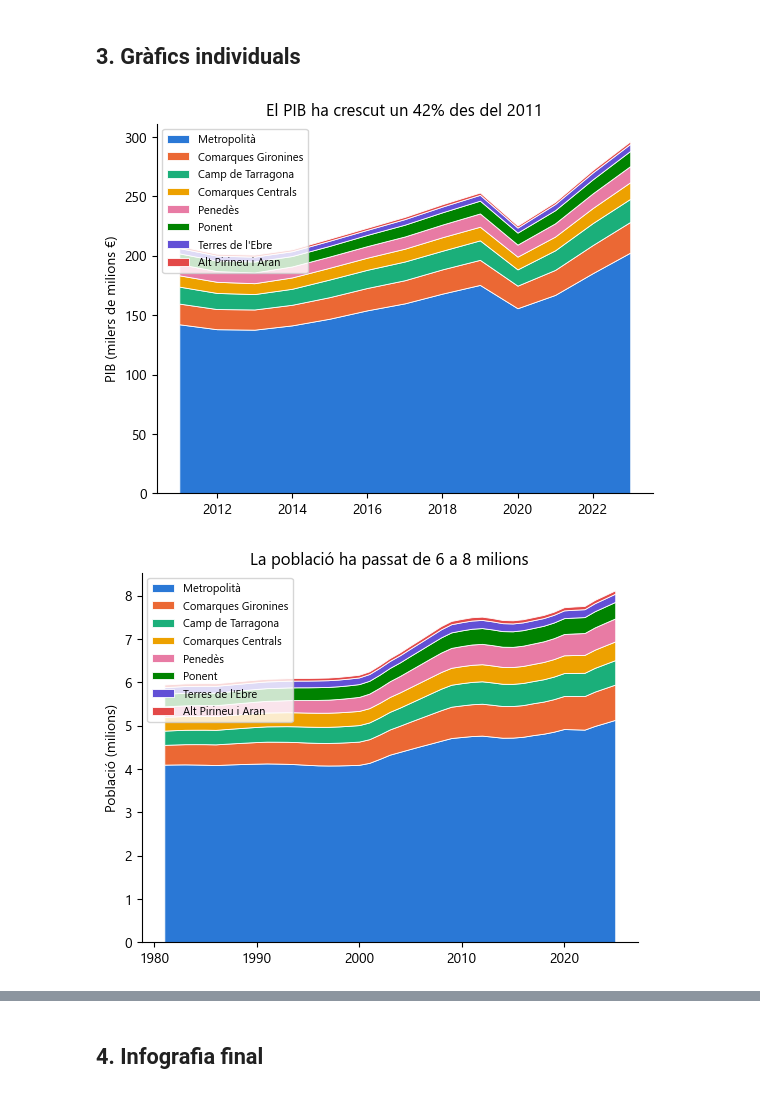
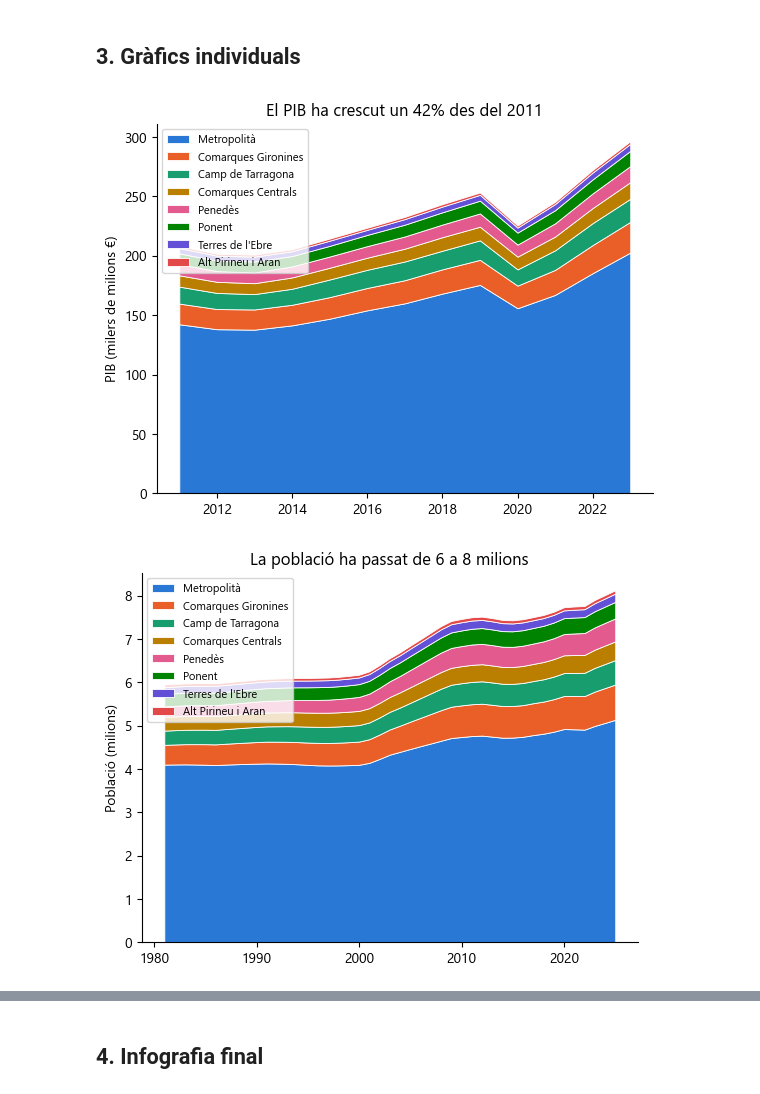
Before and after one commit to uriferret/idescat-economic-report, a Jupyter notebook: python/informe_economic.ipynb, the cells around one changed output, grey strips where cells are left out. Drawn from its saved outputs; the diff is of its cells as text; code cells hidden in the pictures.

```diff
--- a/python/informe_economic.ipynb
+++ b/python/informe_economic.ipynb
@@ -205,20 +205,20 @@ pib_hab_cat, round(renda_cat)
 # %% [markdown]
 ## 3. Gràfics individuals
 # %%
-# Un color fix per àmbit (paleta categòrica validada per a daltonisme), ordenat pel PIB
+# Un color fix per àmbit, ordenat pel PIB. Tots tenen un contrast mínim de 3:1 sobre blanc (WCAG 1.4.11)
 ordre = gdp_pivot.iloc[-1].sort_values(ascending=False).index.tolist()
-paleta = ["#2a78d6", "#eb6834", "#1baf7a", "#eda100", "#e87ba4", "#008300", "#6250d6", "#e34948"]
+paleta = ["#2a78d6", "#ea5f28", "#189d6e", "#ba7e00", "#e25a8e", "#008300", "#6250d6", "#e34948"]
 colors = dict(zip(ordre, paleta))
 
 fig, ax = plt.subplots()
 ax.stackplot(gdp_pivot.index, [gdp_pivot[a] for a in ordre], labels=ordre,
              colors=[colors[a] for a in ordre], edgecolor="white", linewidth=0.6)
 ax.set_title("El PIB ha crescut un 42% des del 2011")
 ax.set_ylabel("PIB (milers de milions €)")
 ax.legend(loc="upper left", fontsize=8)
 plt.show()
 # %% [output]
-[figure, old version]
+[figure, new version]
 # %%
 fig, ax = plt.subplots()
 ax.stackplot(pop_pivot.index, [pop_pivot[a] for a in ordre], labels=ordre,
@@ -228,7 +228,7 @@ ax.set_ylabel("Població (milions)")
 ax.legend(loc="upper left", fontsize=8)
 plt.show()
 # %% [output]
-[figure, old version]
+[figure, new version]
 # %%
 fig, ax = plt.subplots(figsize=(8, 5))
 sns.scatterplot(data=comarques, x="pib_hab", y="renda", size="poblacio_m", sizes=(20, 1500),
```
Also changed, not shown: parts of 4 cells of this notebook, 57 other files.
